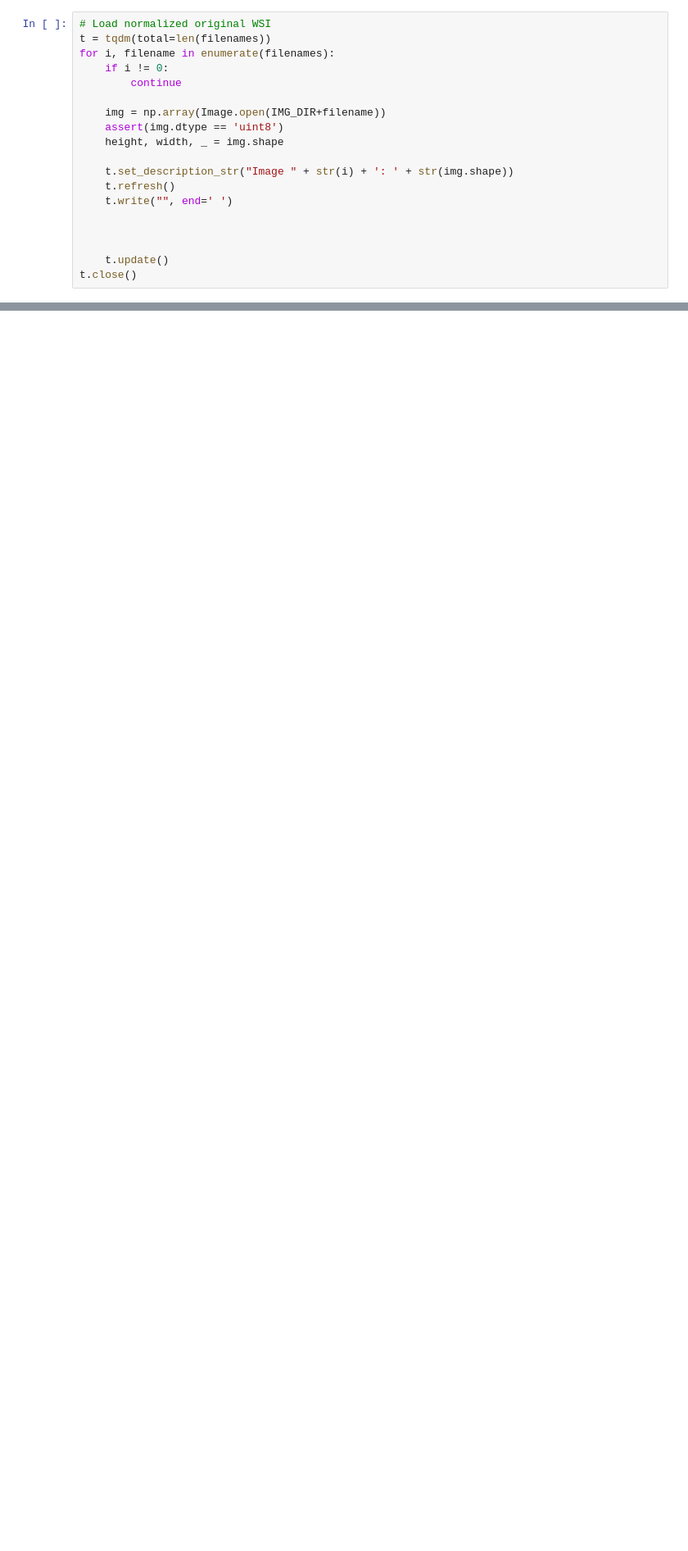
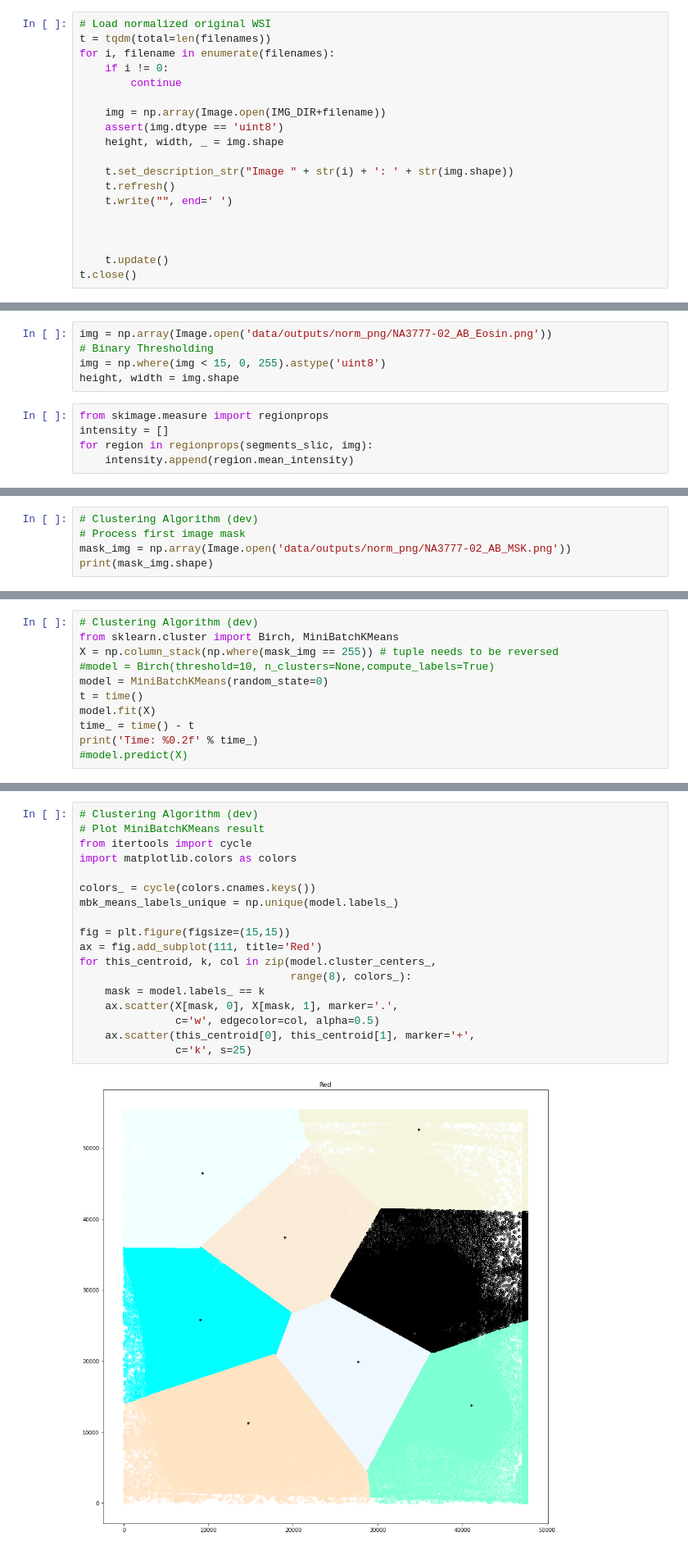
Before and after one commit to henrrydegee/plaquebox-paper, a Jupyter notebook: 3) Analysis - Plaque Density Distribution.ipynb, the cells around one changed output, grey strips where cells are left out. Shown at 82% size. Saved outputs shown, nothing was run; the diff lists cells and outputs as text; blank space fills up the shorter version.

```diff
--- a/3) Analysis - Plaque Density Distribution.ipynb
+++ b/3) Analysis - Plaque Density Distribution.ipynb
@@ -76,0 +467,10 @@ MemoryError:
+# %%
+img = np.array(Image.open('data/outputs/norm_png/NA3777-02_AB_Eosin.png'))
+# Binary Thresholding
+img = np.where(img < 15, 0, 255).astype('uint8')
+height, width = img.shape
+# %%
+from skimage.measure import regionprops
+intensity = []
+for region in regionprops(segments_slic, img):
+    intensity.append(region.mean_intensity)
@@ -125,0 +665,5 @@ heatmaps.shape
+# %%
+# Clustering Algorithm (dev)
+# Process first image mask
+mask_img = np.array(Image.open('data/outputs/norm_png/NA3777-02_AB_MSK.png'))
+print(mask_img.shape)
@@ -125,0 +672,11 @@ heatmaps.shape
+# %%
+# Clustering Algorithm (dev)
+from sklearn.cluster import Birch, MiniBatchKMeans
+X = np.column_stack(np.where(mask_img == 255)) # tuple needs to be reversed
+#model = Birch(threshold=10, n_clusters=None,compute_labels=True)
+model = MiniBatchKMeans(random_state=0)
+t = time()
+model.fit(X)
+time_ = time() - t
+print('Time: %0.2f' % time_)
+#model.predict(X)
@@ -125,0 +685,20 @@ heatmaps.shape
+# %%
+# Clustering Algorithm (dev)
+# Plot MiniBatchKMeans result
+from itertools import cycle
+import matplotlib.colors as colors
+
+colors_ = cycle(colors.cnames.keys())
+mbk_means_labels_unique = np.unique(model.labels_)
+
+fig = plt.figure(figsize=(15,15))
+ax = fig.add_subplot(111, title='Red')
+for this_centroid, k, col in zip(model.cluster_centers_,
+                                 range(8), colors_):
+    mask = model.labels_ == k
+    ax.scatter(X[mask, 0], X[mask, 1], marker='.',
+               c='w', edgecolor=col, alpha=0.5)
+    ax.scatter(this_centroid[0], this_centroid[1], marker='+',
+               c='k', s=25)
+# %% [output]
+[figure, added]
```
Also changed, not shown: parts of 34 cells of this notebook, 2 other files.
